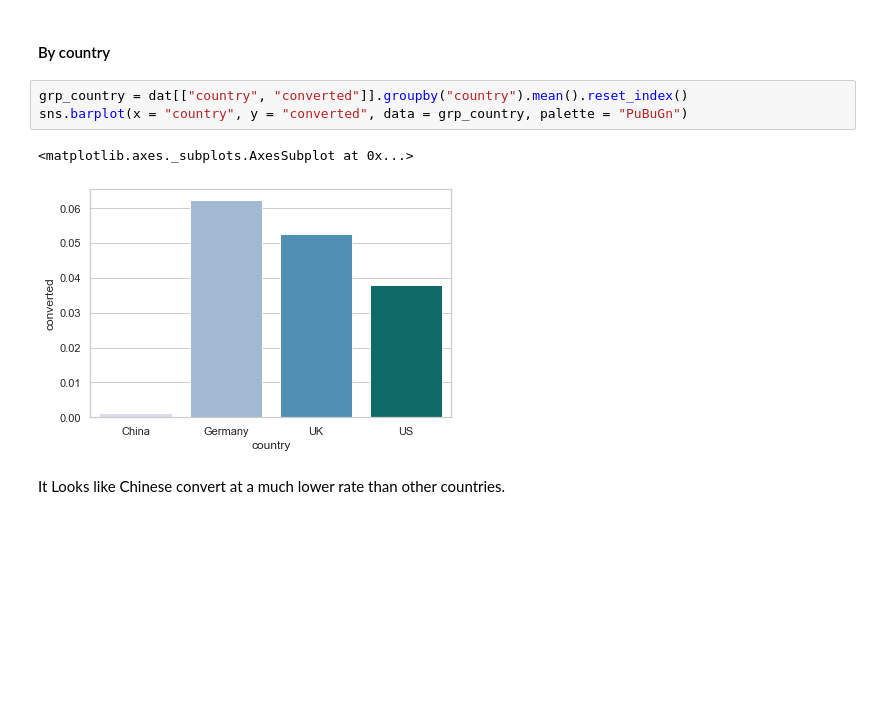
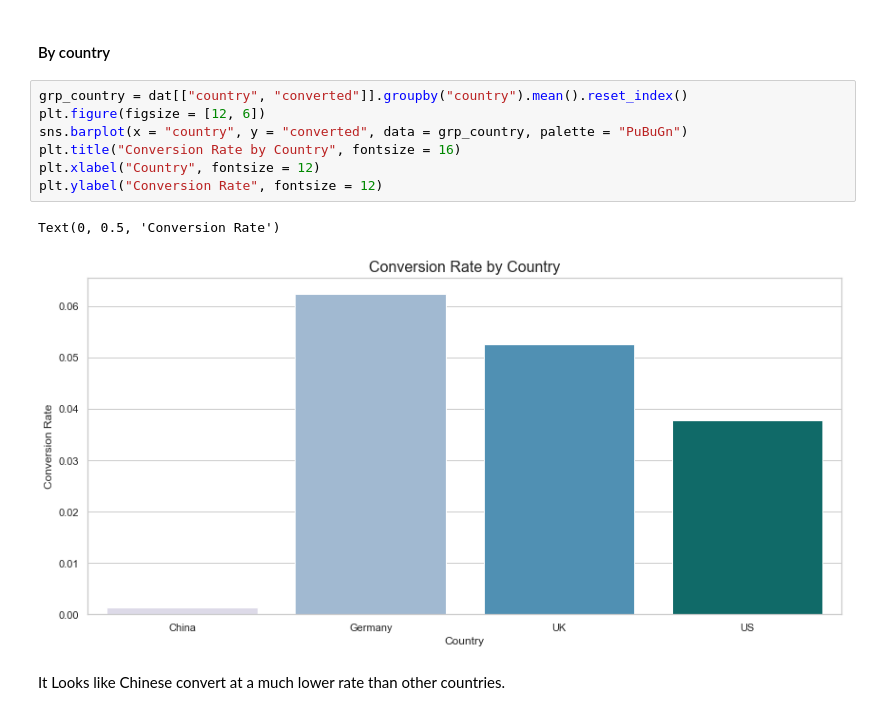
Before and after one commit to Veronica0206/DS_Project_Sample, a Jupyter notebook: 1.Conversion Rate.ipynb, the cells around one changed output. Cells and saved outputs as stored; diff of their text form; blank space fills up the shorter version.

```diff
--- a/1.Conversion Rate.ipynb
+++ b/1.Conversion Rate.ipynb
@@ -90,10 +90,14 @@ dat = dat0[dat0["age"] < 110]
 #### By country
 # %%
 grp_country = dat[["country", "converted"]].groupby("country").mean().reset_index()
+plt.figure(figsize = [12, 6])
 sns.barplot(x = "country", y = "converted", data = grp_country, palette = "PuBuGn")
+plt.title("Conversion Rate by Country", fontsize = 16)
+plt.xlabel("Country", fontsize = 12)
+plt.ylabel("Conversion Rate", fontsize = 12)
 # %% [output]
-<matplotlib.axes._subplots.AxesSubplot at 0x...>
+Text(0, 0.5, 'Conversion Rate')
-[figure, old version]
+[figure, new version]
 # %% [markdown]
 It Looks like Chinese convert at a much lower rate than other countries.
 # %% [markdown]
```
Also changed, not shown: parts of 2 cells of this notebook.
